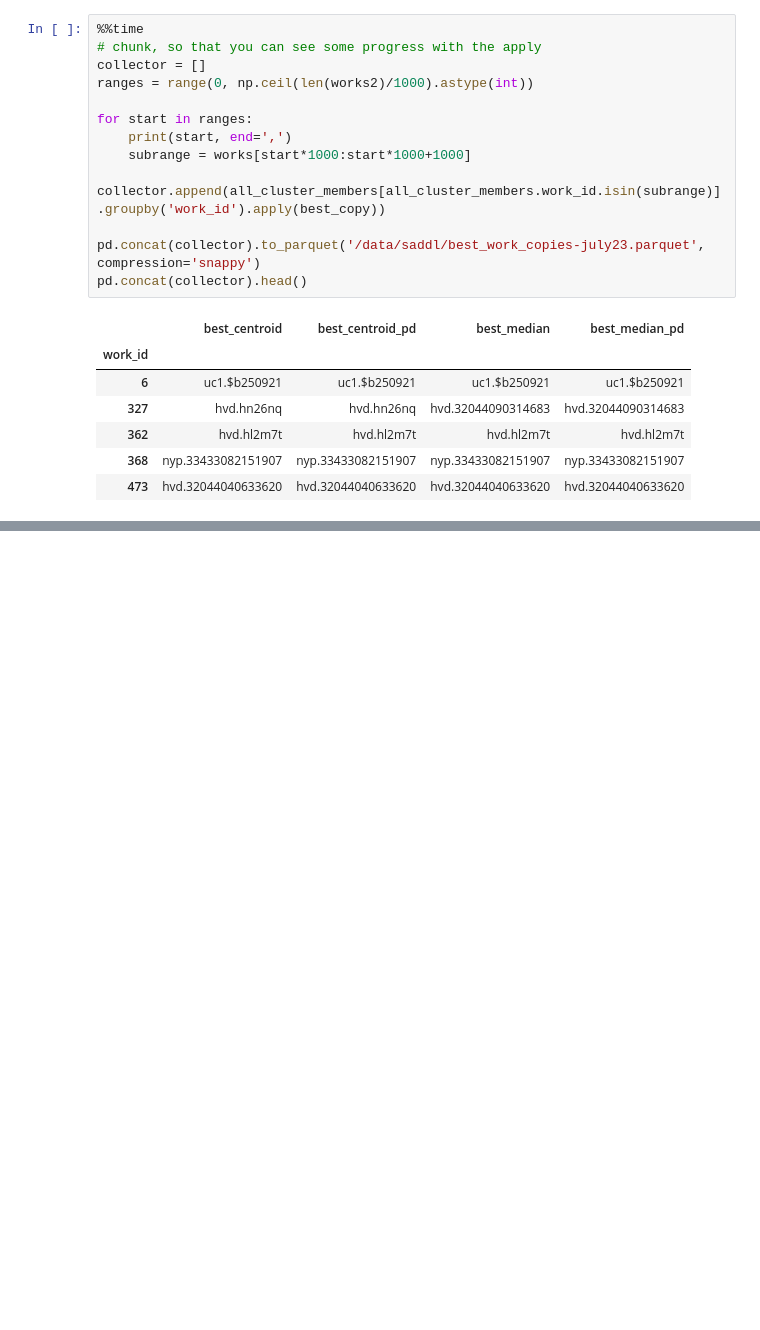
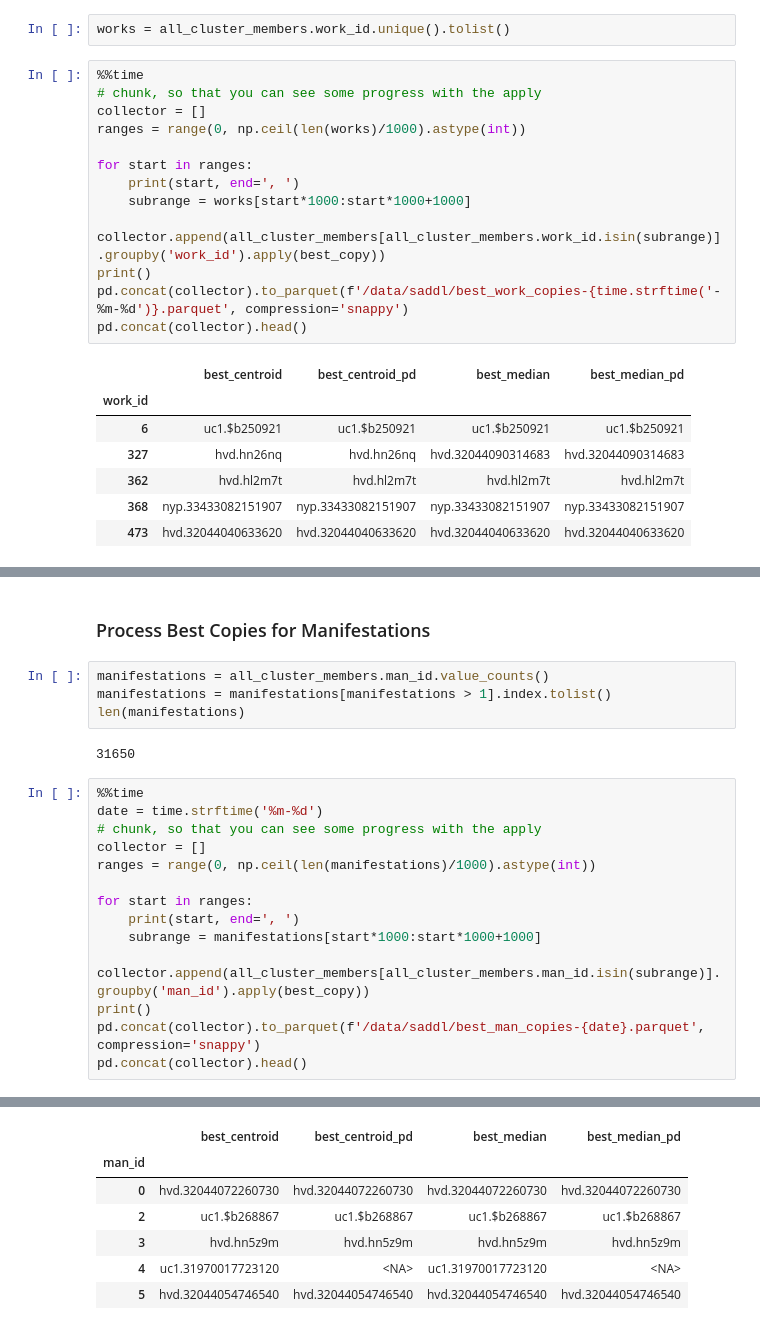
Before and after one commit to massivetexts/compare-tools, a Jupyter notebook: scripts/BestCopySelection.ipynb, the cells around one changed output, grey strips where cells are left out. Saved outputs shown, nothing was run; the diff lists cells and outputs as text; blank space fills up the shorter version.

```diff
--- a/scripts/BestCopySelection.ipynb
+++ b/scripts/BestCopySelection.ipynb
@@ -289,15 +262,17 @@ best_copies = all_cluster_members.sort_values('work_id').iloc[9000:].groupby('wo
+# %%
+works = all_cluster_members.work_id.unique().tolist()
 # %%
 %%time
 # chunk, so that you can see some progress with the apply
 collector = []
-ranges = range(0, np.ceil(len(works2)/1000).astype(int))
+ranges = range(0, np.ceil(len(works)/1000).astype(int))
 
 for start in ranges:
-    print(start, end=',')
+    print(start, end=', ')
     subrange = works[start*1000:start*1000+1000]
     collector.append(all_cluster_members[all_cluster_members.work_id.isin(subrange)].groupby('work_id').apply(best_copy))
-
-pd.concat(collector).to_parquet('/data/saddl/best_work_copies-july23.parquet', compression='snappy')
+print()
+pd.concat(collector).to_parquet(f'/data/saddl/best_work_copies-{time.strftime('-%m-%d')}.parquet', compression='snappy')
 pd.concat(collector).head()
 # %% [output]
 |  | best_centroid | best_centroid_pd | best_median | best_median_pd |
@@ -314,0 +285,23 @@ SVG(image)
+# %% [markdown]
+### Process Best Copies for Manifestations
+# %%
+manifestations = all_cluster_members.man_id.value_counts()
+manifestations = manifestations[manifestations > 1].index.tolist()
+len(manifestations)
+# %% [output]
+31650
+# %%
+%%time
+date = time.strftime('%m-%d')
+# chunk, so that you can see some progress with the apply
+collector = []
+ranges = range(0, np.ceil(len(manifestations)/1000).astype(int))
+
+for start in ranges:
+    print(start, end=', ')
+    subrange = manifestations[start*1000:start*1000+1000]
+    collector.append(all_cluster_members[all_cluster_members.man_id.isin(subrange)].groupby('man_id').apply(best_copy))
+print()
+pd.concat(collector).to_parquet(f'/data/saddl/best_man_copies-{date}.parquet', compression='snappy')
+pd.concat(collector).head()
+# %% [output]
@@ -314,0 +311,7 @@ SVG(image)
+|  | best_centroid | best_centroid_pd | best_median | best_median_pd |
+| man_id |  |  |  |  |
+| 0 | hvd.32044072260730 | hvd.32044072260730 | hvd.32044072260730 | hvd.32044072260730 |
+| 2 | uc1.$b268867 | uc1.$b268867 | uc1.$b268867 | uc1.$b268867 |
+| 3 | hvd.hn5z9m | hvd.hn5z9m | hvd.hn5z9m | hvd.hn5z9m |
+| 4 | uc1.31970017723120 | <NA> | uc1.31970017723120 | <NA> |
+| 5 | hvd.32044054746540 | hvd.32044054746540 | hvd.32044054746540 | hvd.32044054746540 |
```
Also changed, not shown: parts of 11 cells of this notebook.
